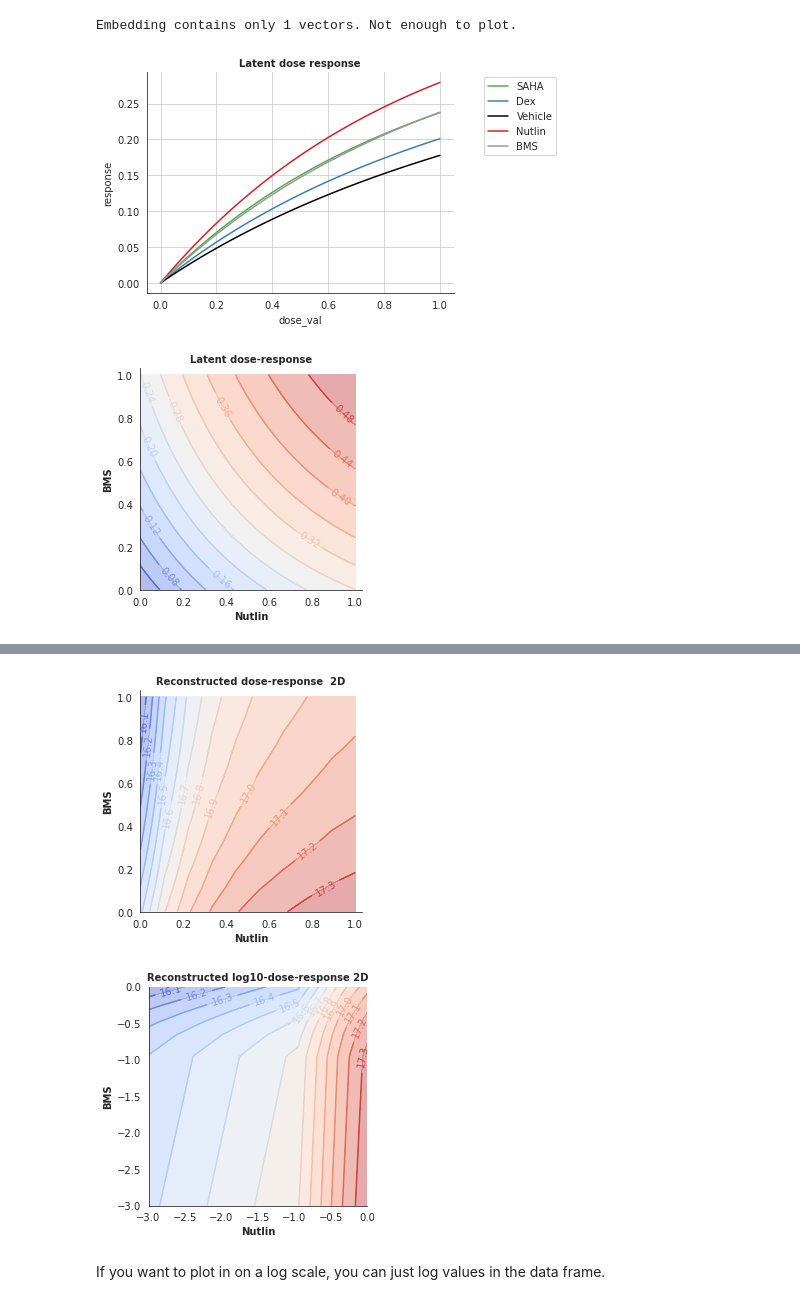
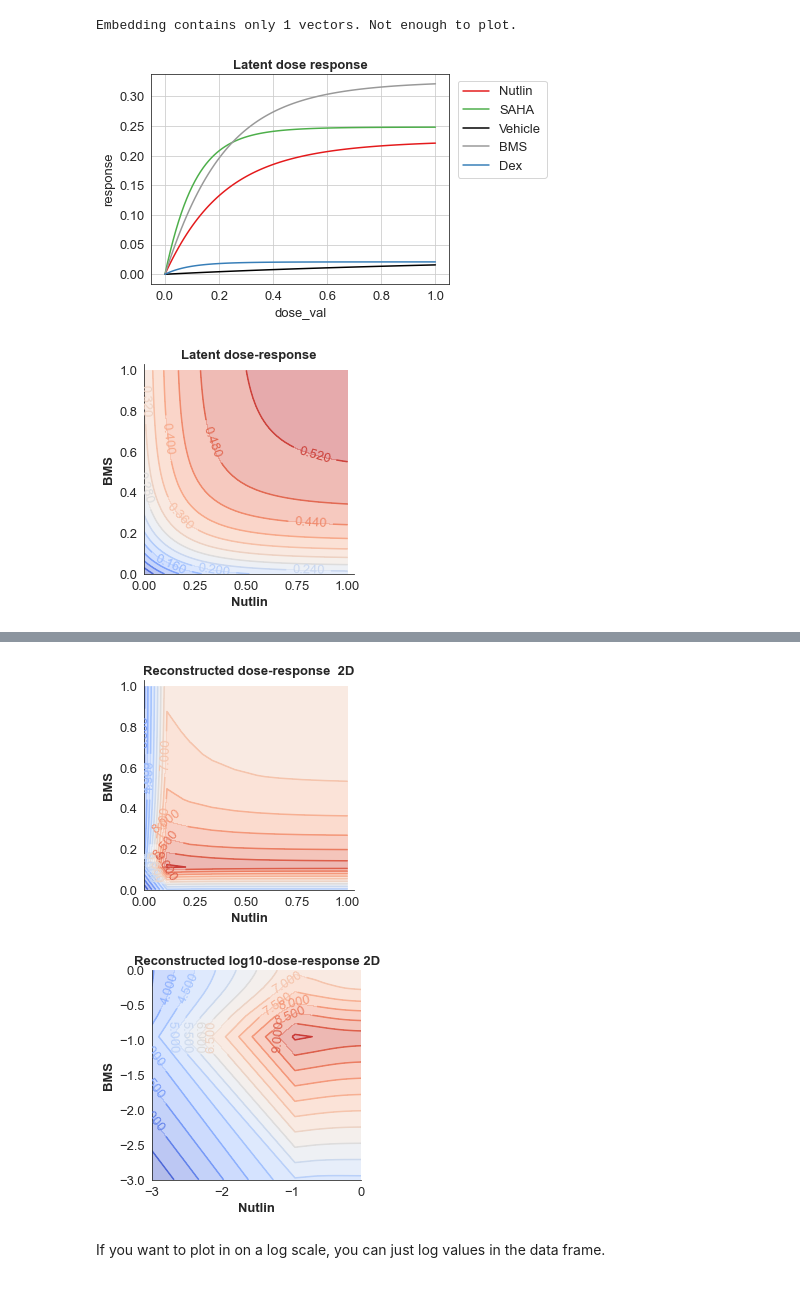
Before and after one commit to facebookresearch/CPA, a Jupyter notebook: notebooks/demo.ipynb, the cells around one changed output, grey strips where cells are left out. Drawn from its saved outputs; the diff is of its cells as text; code cells hidden in the pictures.

```diff
--- a/notebooks/demo.ipynb
+++ b/notebooks/demo.ipynb
@@ -78,0 +79,10 @@ AssertionError: The evaluation metrics were not computed
+# %%
+import torch
+from compert.train import prepare_compert
+
+model_name = '../pretrained_models/GSM/sweep_GSM_new_logsigm_model_seed=60_epoch=1120.pt'
+state, args, history = torch.load(model_name, map_location=torch.device('cpu'))
+args['dataset_path'] = '../datasets/GSM_new.h5ad'
+
+# load the dataset and model pre-trained weights
+autoencoder, datasets = prepare_compert(args, state_dict=state)
@@ -78,0 +110,2 @@ AssertionError: The evaluation metrics were not computed
+# %%
+compert_api = ComPertAPI(datasets, autoencoder)
@@ -119 +171,3 @@ cpa_plots = cpa.plotting.CPAVisuals(cpa_api, fileprefix=None)
+# %%
+compert_plots = CompertVisuals(compert_api, fileprefix=None)
 # %%
@@ -144,7 +193,6 @@ perts_palette = {'BMS': '#999999',
 
                 }
 
-cpa_plots.perts_palette = perts_palette
-cpa_plots.plot_latent_embeddings(cpa_api.emb_perts, kind='perturbations', show_text=True)
-cpa_plots.plot_latent_embeddings(cpa_api.emb_perts + covars_anndata.X, kind='perturbations', show_text=True)
+compert_plots.perts_palette = perts_palette
+compert_plots.plot_latent_embeddings(compert_api.emb_perts, kind='perturbations', show_text=True)
 # %% [output]
@@ -157,41 +203,33 @@ cpa_plots.plot_latent_embeddings(cpa_api.emb_covars, kind='covars')
 # %% [output]
 Embedding contains only 1 vectors. Not enough to plot.
 # %%
-latent_response = cpa_api.latent_dose_response(perturbations=None)
-cpa_plots.plot_contvar_response(
+latent_response = compert_api.latent_dose_response(perturbations=None)
+compert_plots.plot_contvar_response(
     latent_response,
     postfix='latent',
-    var_name=cpa_api.perturbation_key,
+    var_name=compert_api.perturbation_key,
     title_name='Latent dose response')
 # %% [output]
-[figure, old version]
+[figure, new version]
 # %%
 perturbations_pair = ['Nutlin', 'BMS']
-latent_dose_2D = cpa_api.latent_dose_response2D(perturbations_pair, n_points=100)
-cpa_plots.plot_contvar_response2D(latent_dose_2D,
+latent_dose_2D = compert_api.latent_dose_response2D(perturbations_pair, n_points=100)
+compert_plots.plot_contvar_response2D(latent_dose_2D,
         title_name='Latent dose-response')
 # %% [output]
-[figure, old version]
+[figure, new version]
 # %%
 %%time
+reconstructed_response2D = compert_api.get_response2D(datasets, perturbations_pair, compert_api.unique_сovars[0])
+compert_plots.plot_contvar_response2D(reconstructed_response2D,
+                                              title_name='Reconstructed dose-response  2D',
+                                              logdose=False,
+                                              # xlims=(-3, 0), ylims=(-3, 0)
+                                              )
 
-reconstructed_response2D = cpa_api.get_response2D(
-    perturbations=perturbations_pair,
-    covar={'cell_type': ['A549']}
-)
-
-
-cpa_plots.plot_contvar_response2D(
-    reconstructed_response2D,
-    title_name='Reconstructed dose-response  2D',
-    logdose=False,
-    # xlims=(-3, 0), ylims=(-3, 0)
-    )
-
-cpa_plots.plot_contvar_response2D(
-    reconstructed_response2D,
-    title_name='Reconstructed log10-dose-response 2D',
-    logdose=True,
-    xlims=(-3, 0), ylims=(-3, 0)
-    )
+compert_plots.plot_contvar_response2D(reconstructed_response2D,
+                                      title_name='Reconstructed log10-dose-response 2D',
+                                      logdose=True,
+                                      xlims=(-3, 0), ylims=(-3, 0)
+                                      )
 # %% [output]
@@ -200,5 +238,5 @@ Wall time: 1.28 s
-[figure, old version]
+[figure, new version]
-[figure, old version]
+[figure, new version]
 # %% [markdown]
 If you want to plot in on a log scale, you can just log values in the data frame.
 # %%
```
Also changed, not shown: parts of 72 cells of this notebook, 1 other file.
